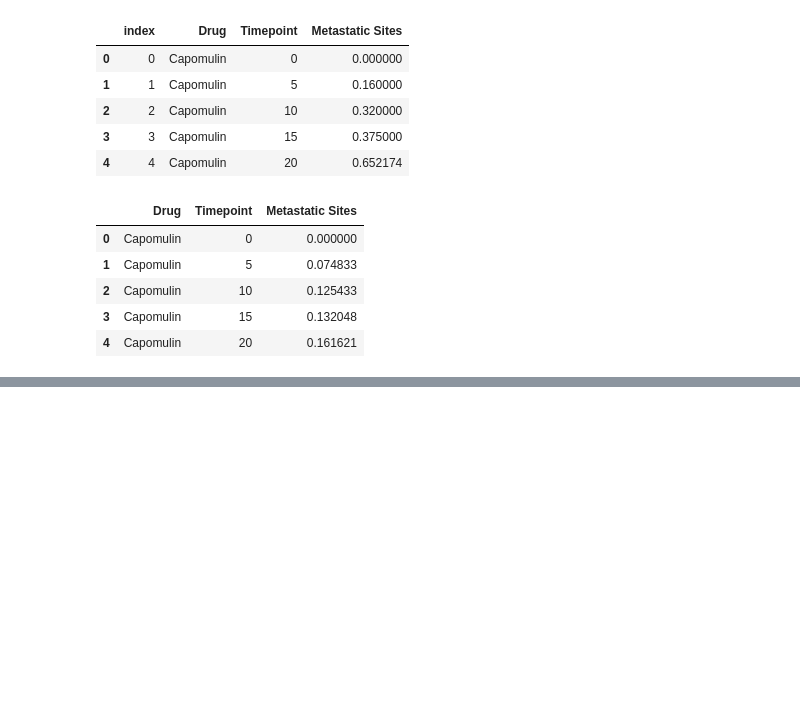
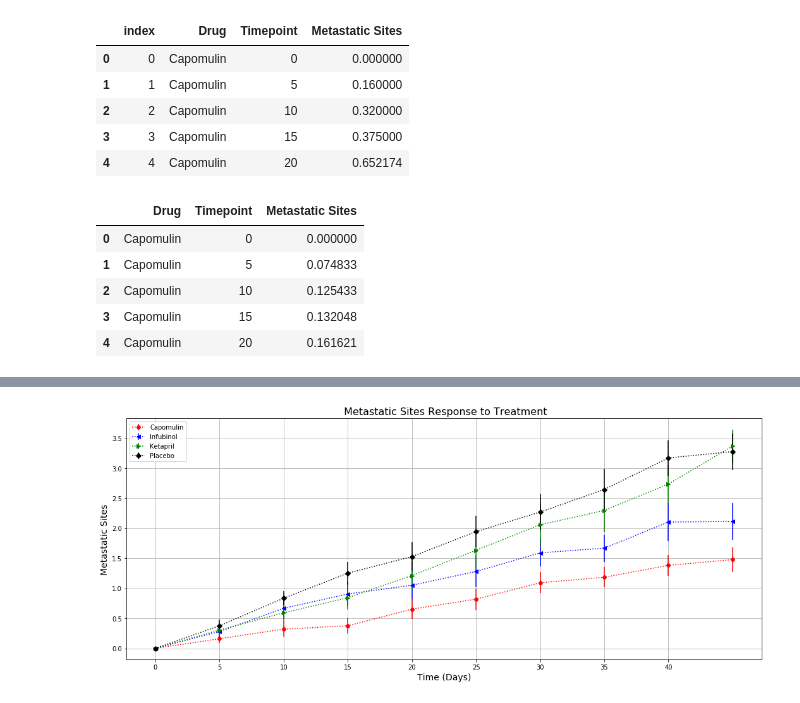
Before and after one commit to oscarzu/Matplotlib, a Jupyter notebook: Matplotlib .ipynb, the cells around one changed output, grey strips where cells are left out. Saved outputs shown, nothing was run; the diff lists cells and outputs as text; code cells hidden in the pictures; blank space fills up the shorter version.

```diff
--- a/Matplotlib .ipynb
+++ b/Matplotlib .ipynb
@@ -172,3 +172,23 @@ meta_change
 | 35 | 1.181818 | 2.071429 | 1.666667 | 2.294118 | 2.266667 | 2.642857 | 2.300000 | 0.952381 | 1.562500 | ... |
 | 40 | 1.380952 | 2.357143 | 2.100000 | 2.733333 | 2.466667 | 3.166667 | 2.777778 | 1.100000 | 1.583333 | ... |
 | 45 | 1.476190 | 2.692308 | 2.111111 | 3.363636 | 2.538462 | 3.272727 | 2.571429 | 1.250000 | 1.727273 | ... |
+# %%
+#Plot scatter plot #2 for the metastatic sites with their standard errors
+fig2, ax2 = plt.subplots(figsize = (18, 7))
+
+#Iteration through drugs list to plot each drug in the list
+for drug in drugs:
+    ax2.errorbar(meta_change.index, meta_change[drug], meta_site_standard[drug], fmt = plot_drug[drug])
+ax2.legend(loc = 'best')
+
+#Set the plot details such as tick intervals, size and titles on x, y, and title.
+plt.grid(True)
+plt.title(' Metastatic Sites Response to Treatment', fontsize = 16)
+plt.xlabel('Time (Days)', fontsize = 14)
+plt.ylabel('Metastatic Sites', fontsize = 14)
+plt.xticks(np.arange(0, 45, 5))
+# Printing the plot and saving it in high re
+plt.savefig('Metastatic Sites Response to Treatment.png',dpi=300)
+plt.show()
+# %% [output]
+[figure, added]
```
Also changed, not shown: 1 other file.
